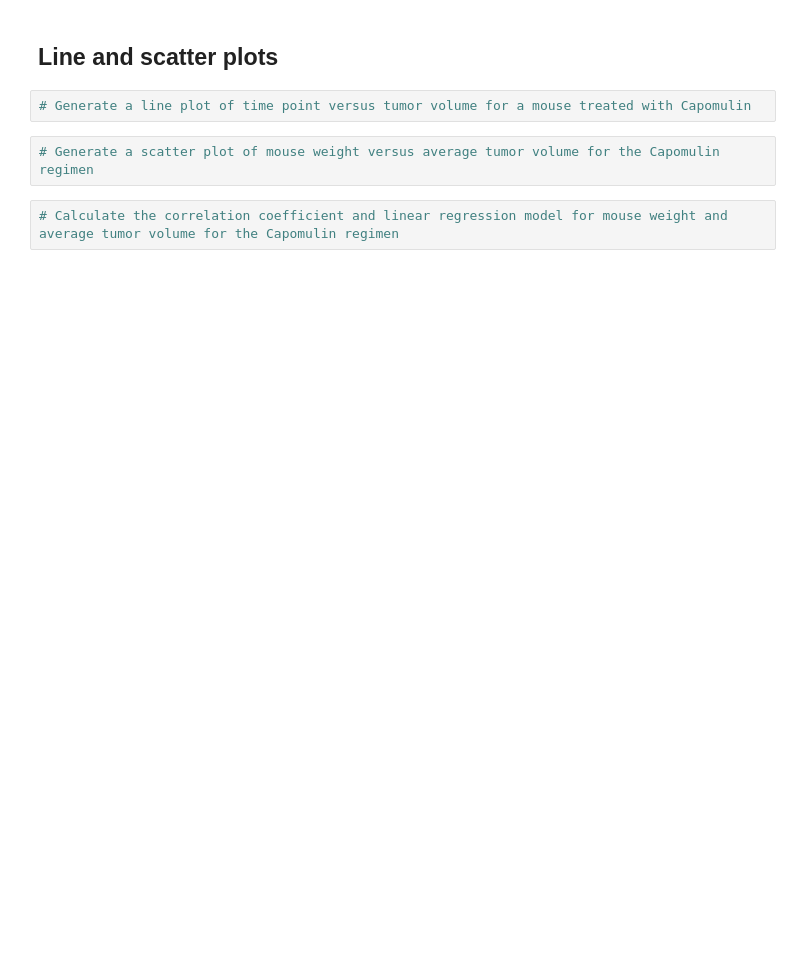
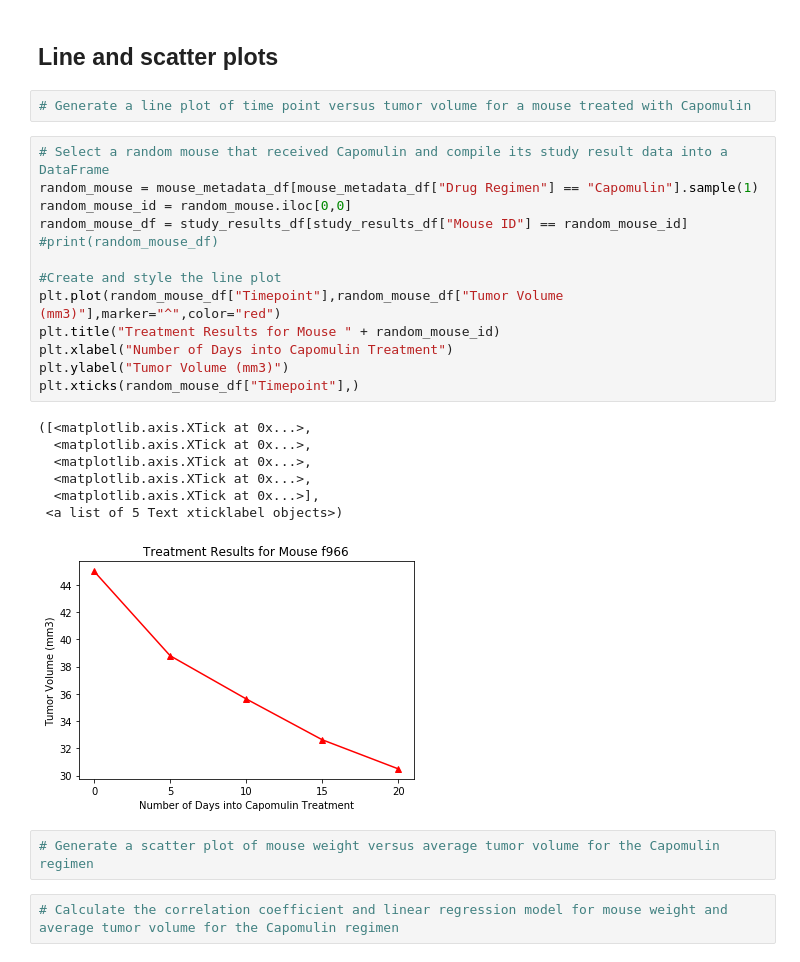
Before and after one commit to DigBaseball/matplotlib-challenge, a Jupyter notebook: pymaceuticals_starter.ipynb, the cells around one changed output. Drawn from its saved outputs; the diff is of its cells as text; blank space fills up the shorter version.

```diff
--- a/pymaceuticals_starter.ipynb
+++ b/pymaceuticals_starter.ipynb
@@ -180,6 +181,27 @@ plt.show()
 ## Line and scatter plots
 # %%
 # Generate a line plot of time point versus tumor volume for a mouse treated with Capomulin
+# %%
+# Select a random mouse that received Capomulin and compile its study result data into a DataFrame
+random_mouse = mouse_metadata_df[mouse_metadata_df["Drug Regimen"] == "Capomulin"].sample(1)
+random_mouse_id = random_mouse.iloc[0,0]
+random_mouse_df = study_results_df[study_results_df["Mouse ID"] == random_mouse_id]
+#print(random_mouse_df)
+
+#Create and style the line plot
+plt.plot(random_mouse_df["Timepoint"],random_mouse_df["Tumor Volume (mm3)"],marker="^",color="red")
+plt.title("Treatment Results for Mouse " + random_mouse_id)
+plt.xlabel("Number of Days into Capomulin Treatment")
+plt.ylabel("Tumor Volume (mm3)")
+plt.xticks(random_mouse_df["Timepoint"],)
+# %% [output]
+([<matplotlib.axis.XTick at 0x...>,
+  <matplotlib.axis.XTick at 0x...>,
+  <matplotlib.axis.XTick at 0x...>,
+  <matplotlib.axis.XTick at 0x...>,
+  <matplotlib.axis.XTick at 0x...>],
+ <a list of 5 Text xticklabel objects>)
+[figure, added]
 # %%
 # Generate a scatter plot of mouse weight versus average tumor volume for the Capomulin regimen
 # %%
```
Also changed, not shown: parts of 3 cells of this notebook.
